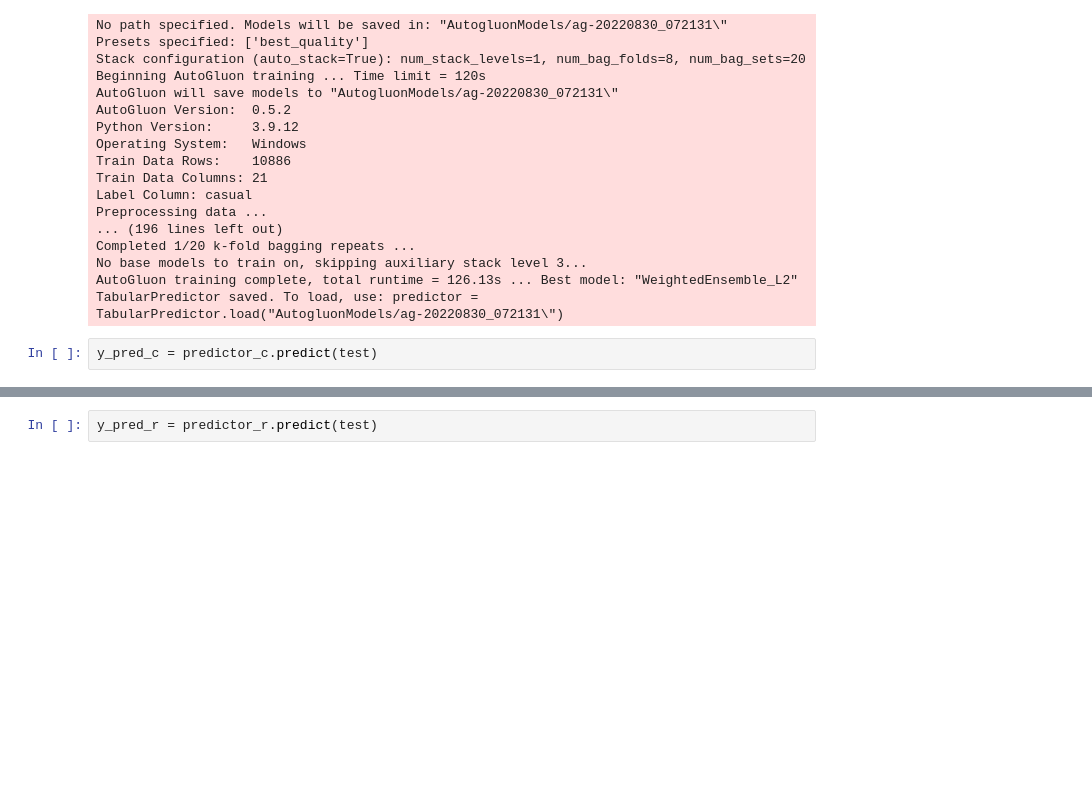
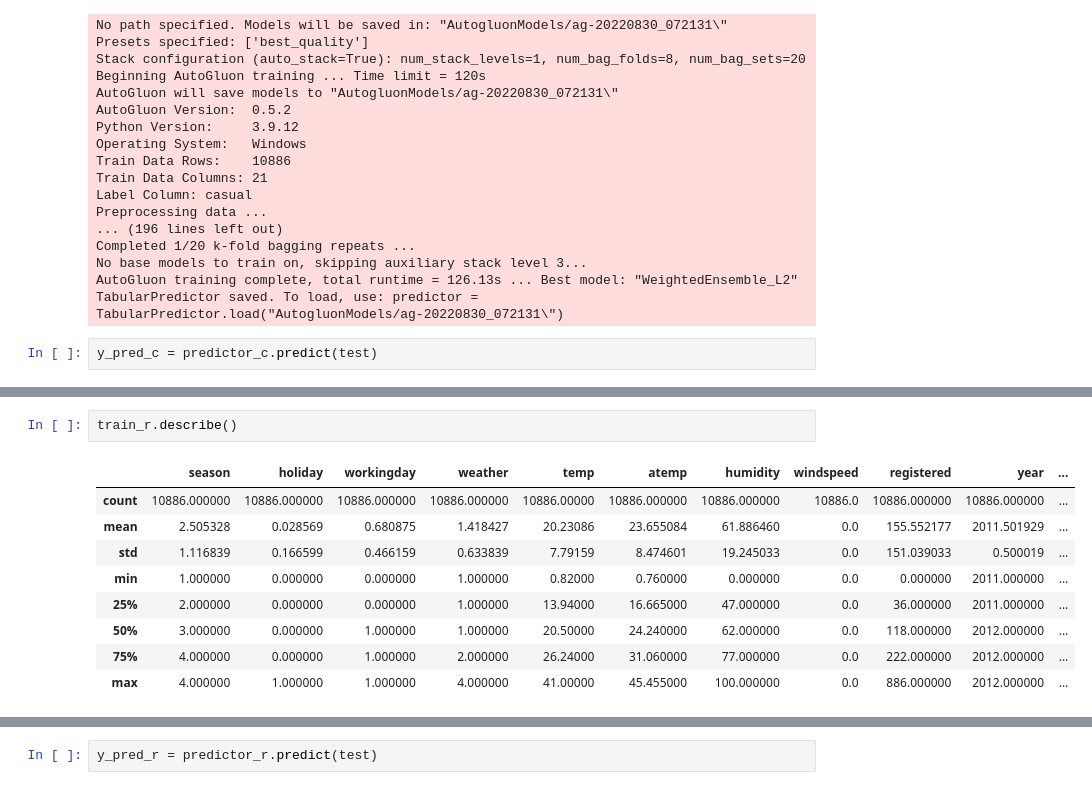
Before and after one commit to kanericmaws/cd0385-project-starter, a Jupyter notebook: project/p01-filled.ipynb, the cells around one changed output, grey strips where cells are left out. Cells and saved outputs as stored; diff of their text form; blank space fills up the shorter version.

```diff
--- a/project/p01-filled.ipynb
+++ b/project/p01-filled.ipynb
@@ -331 +466,13 @@ Multi-layer stack-ensembling used: False
+# %%
+train_r.describe()
+# %% [output]
+|  | season | holiday | workingday | weather | temp | atemp | humidity | windspeed | registered | year | ... |
+| count | 10886.000000 | 10886.000000 | 10886.000000 | 10886.000000 | 10886.00000 | 10886.000000 | 10886.000000 | 10886.0 | 10886.000000 | 10886.000000 | ... |
+| mean | 2.505328 | 0.028569 | 0.680875 | 1.418427 | 20.23086 | 23.655084 | 61.886460 | 0.0 | 155.552177 | 2011.501929 | ... |
+| std | 1.116839 | 0.166599 | 0.466159 | 0.633839 | 7.79159 | 8.474601 | 19.245033 | 0.0 | 151.039033 | 0.500019 | ... |
+| min | 1.000000 | 0.000000 | 0.000000 | 1.000000 | 0.82000 | 0.760000 | 0.000000 | 0.0 | 0.000000 | 2011.000000 | ... |
+| 25% | 2.000000 | 0.000000 | 0.000000 | 1.000000 | 13.94000 | 16.665000 | 47.000000 | 0.0 | 36.000000 | 2011.000000 | ... |
+| 50% | 3.000000 | 0.000000 | 1.000000 | 1.000000 | 20.50000 | 24.240000 | 62.000000 | 0.0 | 118.000000 | 2012.000000 | ... |
+| 75% | 4.000000 | 0.000000 | 1.000000 | 2.000000 | 26.24000 | 31.060000 | 77.000000 | 0.0 | 222.000000 | 2012.000000 | ... |
+| max | 4.000000 | 1.000000 | 1.000000 | 4.000000 | 41.00000 | 45.455000 | 100.000000 | 0.0 | 886.000000 | 2012.000000 | ... |
 # %%
```
Also changed, not shown: parts of 11 cells of this notebook, 1 other file.
